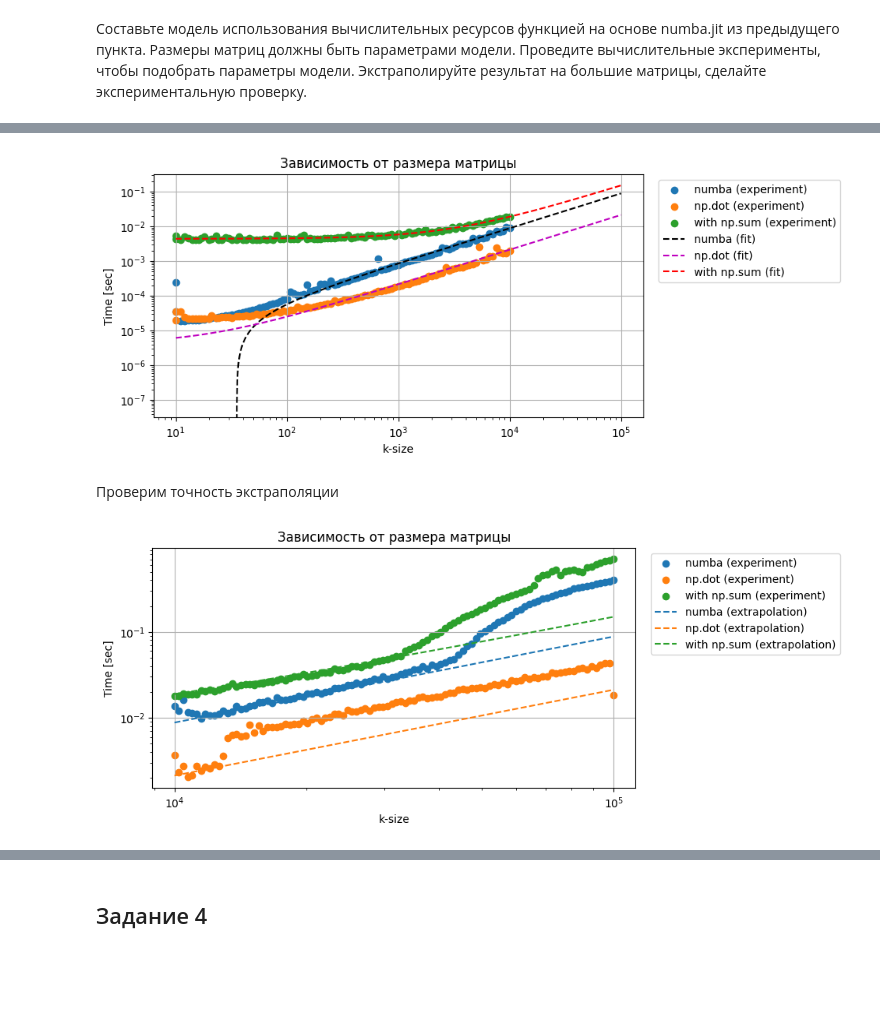
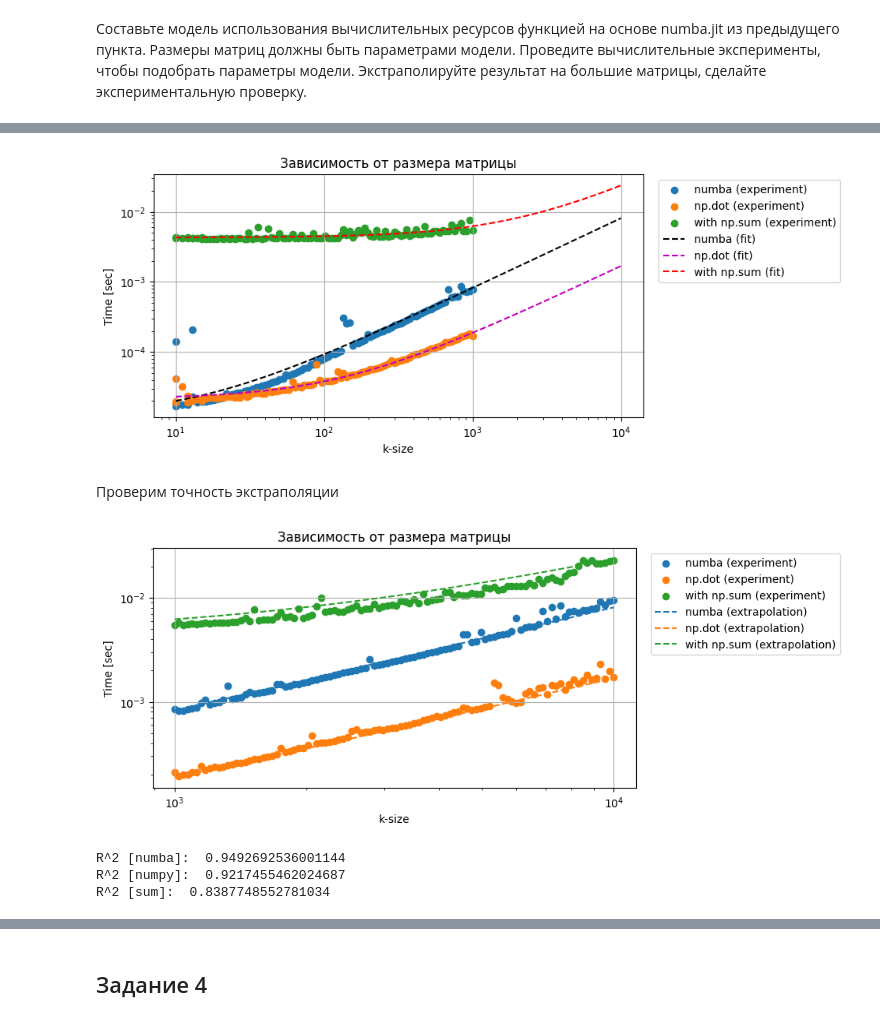
Before and after one commit to isvoropaev02/matrix_algorithms, a Jupyter notebook: lab1/main_lab1.ipynb, the cells around one changed output, grey strips where cells are left out. Drawn from its saved outputs; the diff is of its cells as text; code cells hidden in the pictures; blank space fills up the shorter version.

```diff
--- a/lab1/main_lab1.ipynb
+++ b/lab1/main_lab1.ipynb
@@ -140,13 +117,0 @@ def get_runtime_vs_msize(varying_size_m, func, num_rows1=10, num_cols1=10):
-# %%
-varying_size_k = np.logspace(1, 4, 100, dtype=np.int32)
-ksize_time_numba= get_runtime_vs_ksize(varying_size_k, func=nb_matmul)
-ksize_time_numpy = get_runtime_vs_ksize(varying_size_k, func=np.dot)
-ksize_time_sum = get_runtime_vs_ksize(varying_size_k, func=sum_matmul)
-
-varying_size_n_and_m = np.logspace(1, 4, 5, dtype=np.int32)
-nsize_time_numba= get_runtime_vs_nsize(varying_size_n_and_m, func=nb_matmul)
-nsize_time_numpy = get_runtime_vs_nsize(varying_size_n_and_m, func=np.dot)
-nsize_time_sum = get_runtime_vs_nsize(varying_size_n_and_m, func=sum_matmul)
-msize_time_numba= get_runtime_vs_msize(varying_size_n_and_m, func=nb_matmul)
-msize_time_numpy = get_runtime_vs_msize(varying_size_n_and_m, func=np.dot)
-msize_time_sum = get_runtime_vs_msize(varying_size_n_and_m, func=sum_matmul)
@@ -204,0 +181,13 @@ $$T(K)=aK+b$$
+# %%
+varying_size_k = np.logspace(1, 3, 100, dtype=np.int32)
+ksize_time_numba= get_runtime_vs_ksize(varying_size_k, func=nb_matmul)
+ksize_time_numpy = get_runtime_vs_ksize(varying_size_k, func=np.dot)
+ksize_time_sum = get_runtime_vs_ksize(varying_size_k, func=sum_matmul)
+
+varying_size_n_and_m = np.logspace(1, 3, 5, dtype=np.int32)
+nsize_time_numba= get_runtime_vs_nsize(varying_size_n_and_m, func=nb_matmul)
+nsize_time_numpy = get_runtime_vs_nsize(varying_size_n_and_m, func=np.dot)
+nsize_time_sum = get_runtime_vs_nsize(varying_size_n_and_m, func=sum_matmul)
+msize_time_numba= get_runtime_vs_msize(varying_size_n_and_m, func=nb_matmul)
+msize_time_numpy = get_runtime_vs_msize(varying_size_n_and_m, func=np.dot)
+msize_time_sum = get_runtime_vs_msize(varying_size_n_and_m, func=sum_matmul)
@@ -211,7 +237,7 @@ numba_poly = np.poly1d(numba_fit_coeffs)
 numpy_poly = np.poly1d(numpy_fit_coeffs)
 sum_poly = np.poly1d(sum_fit_coeffs)
 
-ksize_for_plot = np.logspace(1, 5, 1000)
+ksize_for_plot = np.logspace(1, 4, 1000)
 
 
 fig2 = plt.figure(figsize=[8,4])
@@ -231,38 +257,49 @@ ax_1.legend(bbox_to_anchor=(1.02, 1))
 ax_1.grid()
 plt.show()
 # %% [output]
-[figure, old version]
+[figure, new version]
 # %% [markdown]
 Проверим точность экстраполяции
 # %%
-big_ksize = np.logspace(4, 5, 100, dtype=np.int32)
+big_ksize = np.logspace(3, 4, 100, dtype=np.int32)
 bigksize_time_numba = get_runtime_vs_ksize(big_ksize, func=nb_matmul)
 bigksize_time_numpy = get_runtime_vs_ksize(big_ksize, func=np.dot)
 bigksize_time_sum = get_runtime_vs_ksize(big_ksize, func=sum_matmul)
 
-ksize_for_plot = np.logspace(4, 5, 300)
+ksize_for_plot = np.logspace(3, 4, 300)
 
 # for i in range(len(big_ksize)):
 #     print("Results K="+str(big_ksize[i]))
 #     print("Numba: Experiment = {} sec, Theory = {} sec".format(bigksize_time_numba[i], numba_poly(big_ksize[i])))
 #     print("Numpy: Experiment = {} sec, Theory = {} sec".format(bigksize_time_numpy[i], numpy_poly(big_ksize[i])))
 #     print("Sum: Experiment = {} sec, Theory = {} sec".format(bigksize_time_sum[i], sum_poly(big_ksize[i])))
 
 fig3 = plt.figure(figsize=[8,4])
 ax_1 = fig3.add_subplot(111)
 ax_1.set_title(r'Зависимость от размера матрицы')
 ax_1.scatter(big_ksize, bigksize_time_numba, label="numba (experiment)")
 ax_1.scatter(big_ksize, bigksize_time_numpy, label="np.dot (experiment)")
 ax_1.scatter(big_ksize, bigksize_time_sum, label="with np.sum (experiment)")
 ax_1.plot(big_ksize, numba_poly(big_ksize), "--", label="numba (extrapolation)")
 ax_1.plot(big_ksize, numpy_poly(big_ksize), "--", label="np.dot (extrapolation)")
 ax_1.plot(big_ksize, sum_poly(big_ksize), "--",label="with np.sum (extrapolation)")
 ax_1.set_xlabel('k-size')
 ax_1.set_ylabel('Time [sec]')
 ax_1.set_xscale('log')
 ax_1.set_yscale('log')
 ax_1.legend(bbox_to_anchor=(1.02, 1))
 ax_1.grid()
 plt.show()
 # %% [output]
-[figure, old version]
+[figure, new version]
+# %%
+r2_numba = r2_score(y_true=bigksize_time_numba, y_pred=numba_poly(big_ksize))
+r2_numpy = r2_score(y_true=bigksize_time_numpy, y_pred=numpy_poly(big_ksize))
+r2_sum = r2_score(y_true=bigksize_time_sum, y_pred=sum_poly(big_ksize))
+print("R^2 [numba]: ", r2_numba)
+print("R^2 [numpy]: ", r2_numpy)
+print("R^2 [sum]: ", r2_sum)
+# %% [output]
+R^2 [numba]:  0.9492692536001144
+R^2 [numpy]:  0.9217455462024687
+R^2 [sum]:  0.8387748552781034
```
Also changed, not shown: parts of 31 cells of this notebook.
